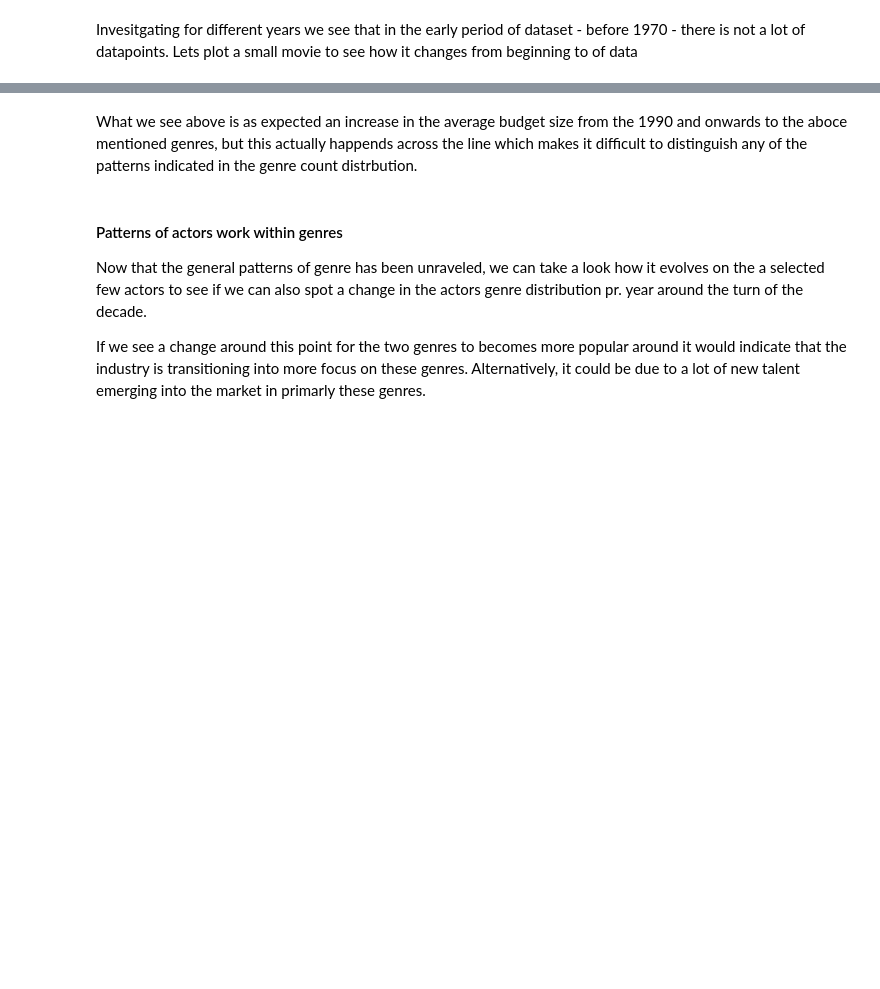
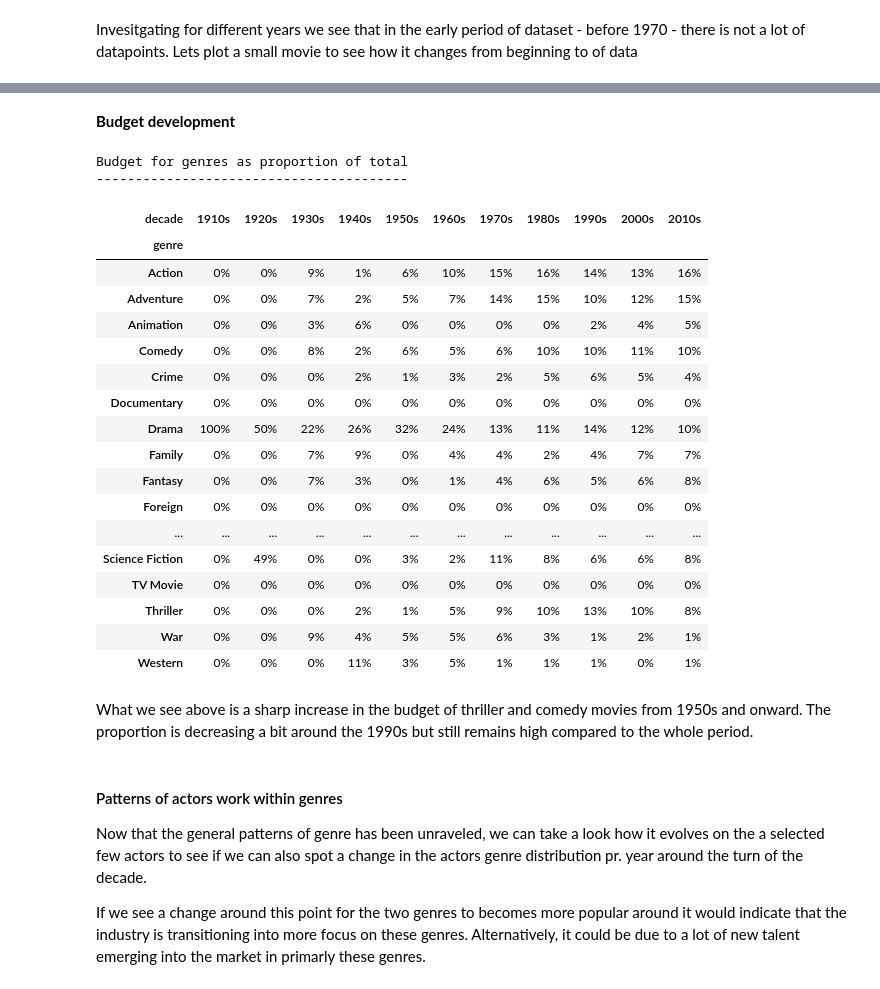
Before and after one commit to GSHDK/Social-Graphs-and-Interactions, a Jupyter notebook: Project assignment B.ipynb, the cells around one changed output, grey strips where cells are left out. Saved outputs shown, nothing was run; the diff lists cells and outputs as text; code cells hidden in the pictures; blank space fills up the shorter version.

```diff
--- a/Project assignment B.ipynb
+++ b/Project assignment B.ipynb
@@ -390,12 +461,0 @@ From the above plot we see that drama seems to have been the main genre since th
-# %%
-# Generate budget data
-data_budget = defaultdict(lambda: defaultdict(list))
-
-for x in df.iterrows():
-    for y in json.loads(x[1]['genres']):
-        data_budget[x[1]['release_date'].year][y['name']].append(x[1]['budget'])
-# Set missing values
-for k in data_budget.keys():
-    missing_k=genres.difference(set( x for x in data_budget[k].keys()))
-    for genre in missing_k:
-        data_budget[k][genre]=[0]
@@ -445,5 +462,46 @@ for year in data.keys():
-# %% [markdown]
-What we see above is as expected an increase in the average budget size from the 1990 and onwards to the aboce mentioned genres, but this actually happends across the line which makes it difficult to distinguish any of the patterns indicated in the genre count distrbution.
+# %% [markdown]
+<b> Budget development </b>
+# %%
+df['year'] = df['release_date'].apply(lambda x: pd.to_datetime(x).year)
+# %%
+budgets = pd.concat(objs = [df[['budget', 'year']], df['genres'].apply(lambda x: '|'.join([y['name'] for y in json.loads(x)])).str.split('|', expand = True).fillna('')], ignore_index = True, axis = 1)
+budgets = budgets.melt(id_vars = [0,1])
+budgets.rename(columns = {0: 'budget', 1: 'year', 'value': 'genre'}, inplace = True)
+budgets = budgets[['year', 'genre', 'budget']]
+
+budgets = budgets[(budgets['genre'] != '') & (budgets['budget'] != 0)]
+budgets['decade'] = budgets['year'].apply(lambda x: '{:.0f}s'.format(np.floor(x/10)*10))
+# %%
+g = budgets.groupby(['decade', 'genre'])['budget'].sum().unstack().fillna(0)
+g = g.div(g.sum(axis=1), axis=0)
+# %%
+print()
+print("Budget for genres as proportion of total")
+print('----------------------------------------')
+g.T.applymap(lambda x: '{:.0%}'.format(x))
+# %% [output]
+Budget for genres as proportion of total
+----------------------------------------
+| decade | 1910s | 1920s | 1930s | 1940s | 1950s | 1960s | 1970s | 1980s | 1990s | 2000s | 2010s |
+| genre |  |  |  |  |  |  |  |  |  |  |  |
+| Action | 0% | 0% | 9% | 1% | 6% | 10% | 15% | 16% | 14% | 13% | 16% |
+| Adventure | 0% | 0% | 7% | 2% | 5% | 7% | 14% | 15% | 10% | 12% | 15% |
+| Animation | 0% | 0% | 3% | 6% | 0% | 0% | 0% | 0% | 2% | 4% | 5% |
+| Comedy | 0% | 0% | 8% | 2% | 6% | 5% | 6% | 10% | 10% | 11% | 10% |
+| Crime | 0% | 0% | 0% | 2% | 1% | 3% | 2% | 5% | 6% | 5% | 4% |
+| Documentary | 0% | 0% | 0% | 0% | 0% | 0% | 0% | 0% | 0% | 0% | 0% |
+| Drama | 100% | 50% | 22% | 26% | 32% | 24% | 13% | 11% | 14% | 12% | 10% |
+| Family | 0% | 0% | 7% | 9% | 0% | 4% | 4% | 2% | 4% | 7% | 7% |
+| Fantasy | 0% | 0% | 7% | 3% | 0% | 1% | 4% | 6% | 5% | 6% | 8% |
+| Foreign | 0% | 0% | 0% | 0% | 0% | 0% | 0% | 0% | 0% | 0% | 0% |
+| ... | ... | ... | ... | ... | ... | ... | ... | ... | ... | ... | ... |
+| Science Fiction | 0% | 49% | 0% | 0% | 3% | 2% | 11% | 8% | 6% | 6% | 8% |
+| TV Movie | 0% | 0% | 0% | 0% | 0% | 0% | 0% | 0% | 0% | 0% | 0% |
+| Thriller | 0% | 0% | 0% | 2% | 1% | 5% | 9% | 10% | 13% | 10% | 8% |
+| War | 0% | 0% | 9% | 4% | 5% | 5% | 6% | 3% | 1% | 2% | 1% |
+| Western | 0% | 0% | 0% | 11% | 3% | 5% | 1% | 1% | 1% | 0% | 1% |
+# %% [markdown]
+What we see above is a sharp increase in the budget of thriller and comedy movies from 1950s and onward. The proportion is decreasing a bit around the 1990s but still remains high compared to the whole period.
 # %% [markdown]
 #### Patterns of actors work within genres
 
```
Also changed, not shown: parts of 35 cells of this notebook, 3 other files.
